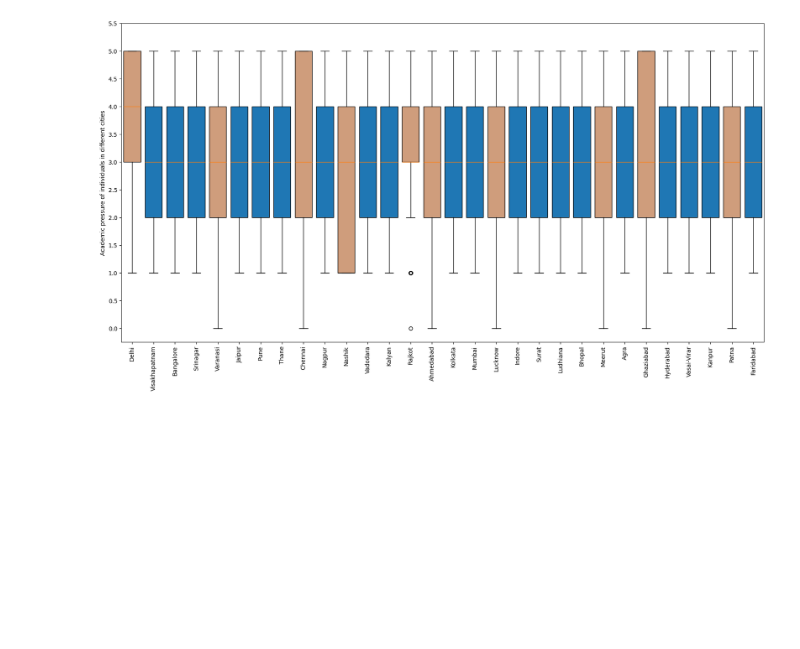
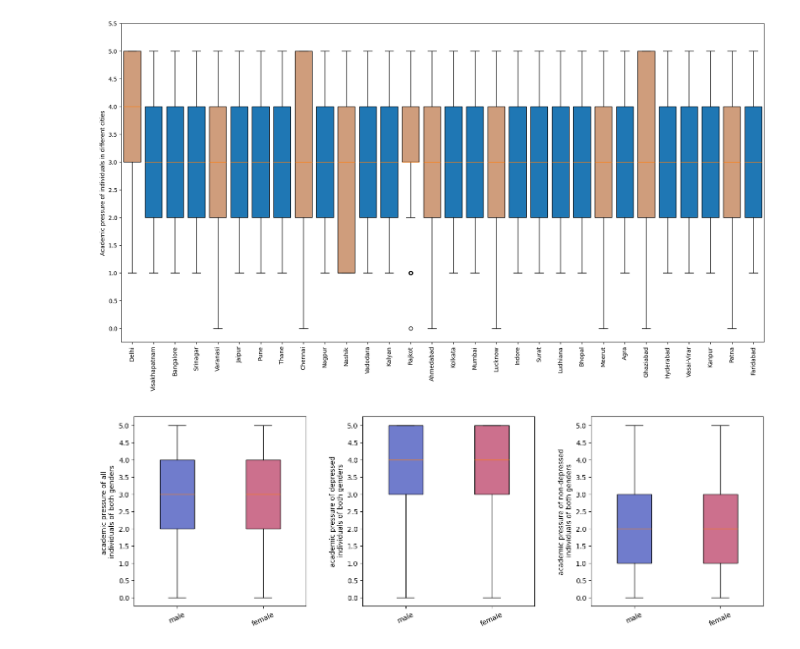
Before and after one commit to gagankumar2488/student_depression_data_analysis, a Jupyter notebook: analysis/analysis_process.ipynb, the cells around one changed output. Saved outputs shown, nothing was run; the diff lists cells and outputs as text; code cells hidden in the pictures; blank space fills up the shorter version.

```diff
--- a/analysis/analysis_process.ipynb
+++ b/analysis/analysis_process.ipynb
@@ -241,3 +241,54 @@ axes.set_yticklabels(np.arange(0,6,0.5))
 plt.show()
 # %% [output]
 [figure]
+# %%
+labels = ['male','female']
+colors = ['#707ccc', '#cc708d']
+
+fig, axes = plt.subplots(nrows=1,ncols=3,figsize=(17, 5))
+#-----------------------------------------------------------------------------------------------------------------------------
+axes[0].set_ylabel('academic pressure of all \nindividuals of both genders')
+bplot0 = axes[0].boxplot([df[df['Gender'] == 'Male']['Academic Pressure'],
+                    df[df['Gender'] == 'Female']['Academic Pressure']], widths=0.40,
+                   patch_artist=True,
+                   tick_labels=labels)
+
+for patch, color in zip(bplot0['boxes'], colors):
+    patch.set_facecolor(color)
+
+axes[0].tick_params(axis='x', labelrotation=25)
+axes[0].set_yticks(np.arange(0,5.5,0.5))
+axes[0].set_yticklabels(np.arange(0,5.5,0.5))
+axes[0].set_aspect(0.4)
+#-----------------------------------------------------------------------------------------------------------------------------
+axes[1].set_ylabel('academic pressure of depressed\n individuals of both genders')
+bplot1 = axes[1].boxplot([df[df['Depression']==True][df['Gender'] == 'Male']['Academic Pressure'],
+                        df[df['Depression']==True][df['Gender'] == 'Female']['Academic Pressure']], widths=0.40,
+                   patch_artist=True,
+                   tick_labels=labels)
+
+for patch, color in zip(bplot1['boxes'], colors):
+    patch.set_facecolor(color)
+
+axes[1].tick_params(axis='x', labelrotation=25)
+axes[1].set_yticks(np.arange(0,5.5,0.5))
+axes[1].set_yticklabels(np.arange(0,5.5,0.5))
+axes[1].set_aspect(0.4)
+#-----------------------------------------------------------------------------------------------------------------------------
+axes[2].set_ylabel('academic pressure of non-depressed\n individuals of both genders')
+bplot2 = axes[2].boxplot([df[df['Depression']==False][df['Gender'] == 'Male']['Academic Pressure'],
+                        df[df['Depression']==False][df['Gender'] == 'Female']['Academic Pressure']], widths=0.40,
+                   patch_artist=True,
+                   tick_labels=labels)
+
+for patch, color in zip(bplot2['boxes'], colors):
+    patch.set_facecolor(color)
+
+axes[2].tick_params(axis='x', labelrotation=25)
+axes[2].set_yticks(np.arange(0,5.5,0.5))
+axes[2].set_yticklabels(np.arange(0,5.5,0.5))
+axes[2].set_aspect(0.4)
+#-----------------------------------------------------------------------------------------------------------------------------
+plt.show()
+# %% [output]
+[figure, added]
```
Also changed, not shown: parts of 1 cell of this notebook.
